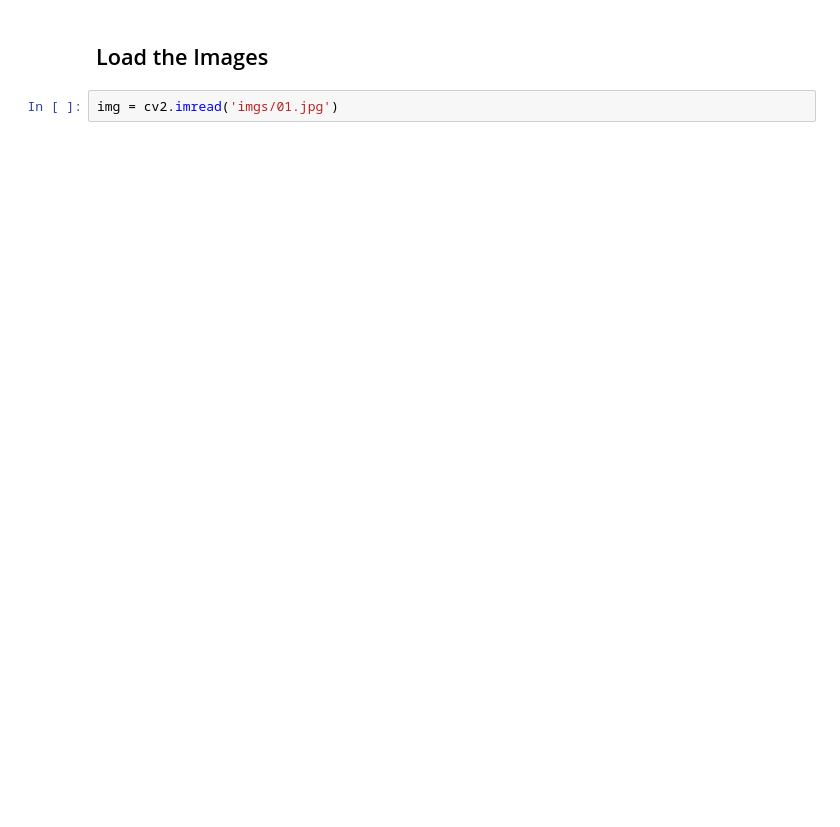
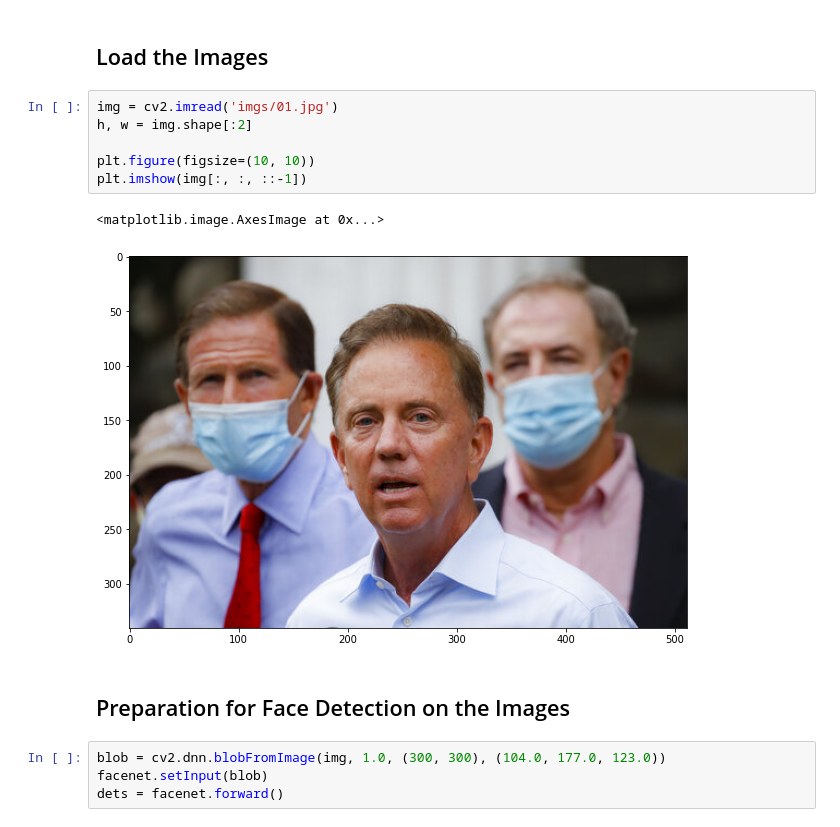
Before and after one commit to boonjo/Mask-Detection, a Jupyter notebook: detect_image.ipynb, the cells around one changed output. Drawn from its saved outputs; the diff is of its cells as text; blank space fills up the shorter version.

```diff
--- a/detect_image.ipynb
+++ b/detect_image.ipynb
@@ -23,3 +23,16 @@ To enable them in other operations, rebuild TensorFlow with the appropriate comp
 ## Load the Images
 # %%
 img = cv2.imread('imgs/01.jpg')
+h, w = img.shape[:2]
+
+plt.figure(figsize=(10, 10))
+plt.imshow(img[:, :, ::-1])
+# %% [output]
+<matplotlib.image.AxesImage at 0x...>
+[figure, added]
+# %% [markdown]
+## Preparation for Face Detection on the Images
+# %%
+blob = cv2.dnn.blobFromImage(img, 1.0, (300, 300), (104.0, 177.0, 123.0))
+facenet.setInput(blob)
+dets = facenet.forward()
```
Also changed, not shown: parts of 5 cells of this notebook.
